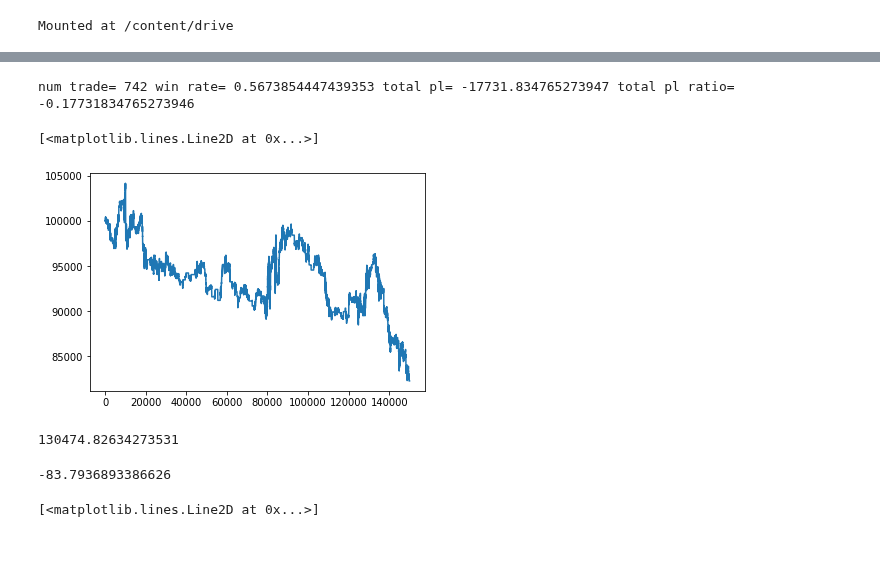
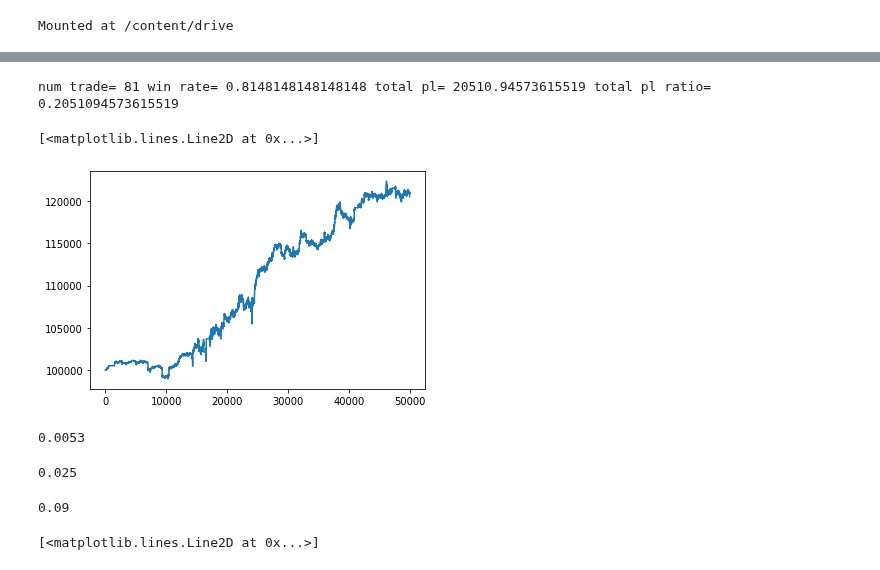
Before and after one commit to alunfes/1m-btc-data, a Jupyter notebook: LGBM_Vola_Rrgression.ipynb, the cells around one changed output, grey strips where cells are left out. Cells and saved outputs as stored; diff of their text form; code cells hidden in the pictures.

```diff
--- a/LGBM_Vola_Rrgression.ipynb
+++ b/LGBM_Vola_Rrgression.ipynb
@@ -144,7 +145,7 @@ class MarketData:
     def initialize(cls, from_ratio:float, end_ratio:float, terms_type:int, future_vola_term:int):
         cls.terms = []
         if terms_type==0:
-            cls.terms = [15, 25, 50, 100, 240] #min period should be 15 as some index use term / 3.0
+            cls.terms = [15, 25, 50, 100, 150, 200] #min period should be 15 as some index use term / 3.0
         elif terms_type==1:
             cls.terms = [15, 25, 50, 100, 150, 300, 400, 800, 1000, 1440]
         else:
@@ -950,6 +1056,7 @@ class LGBMDataGenerator:
         lgbm_data = pd.concat([lgbm_data, self.__generate_marketdata_index_df('plus_minus_di', MarketData.plus_minus_di)], axis=1)
         lgbm_data = pd.concat([lgbm_data, self.__generate_marketdata_index_df('ppo', MarketData.ppo)], axis=1)
         lgbm_data = pd.concat([lgbm_data, self.__generate_marketdata_index_df('ultosc', MarketData.ultosc)], axis=1)
+        '''
         lgbm_data = pd.concat([lgbm_data, pd.DataFrame({'CDL3INSIDE':MarketData.CDL3INSIDE})], axis=1)
         lgbm_data = pd.concat([lgbm_data, pd.DataFrame({'CDL2CROWS':MarketData.CDL2CROWS})], axis=1)
         lgbm_data = pd.concat([lgbm_data, pd.DataFrame({'CDLIDENTICAL3CROWS':MarketData.CDLIDENTICAL3CROWS})], axis=1)
@@ -966,6 +1073,7 @@ class LGBMDataGenerator:
         lgbm_data = pd.concat([lgbm_data, pd.DataFrame({'CDLHANGINGMAN':MarketData.CDLHANGINGMAN})], axis=1)
         lgbm_data = pd.concat([lgbm_data, pd.DataFrame({'CDLHARAMI':MarketData.CDLHARAMI})], axis=1)
         lgbm_data = pd.concat([lgbm_data, pd.DataFrame({'CDLHARAMICROSS':MarketData.CDLHARAMICROSS})], axis=1)
+        '''
         lgbm_data = pd.concat([lgbm_data, self.__generate_future_vola(list(MarketData.low_vola)[:], list(MarketData.high_vola)[:])], axis=1)
         lgbm_data = self.__remove_nan_data(lgbm_data)
         return lgbm_data
@@ -1259,0 +1354,27 @@ start_end_index
+# %%
+MarketData.initialize(0.0, 1.0, 0, 5)
+train_period = 500000
+opt_period = 50000
+test_period = 800000
+pre_test_end =  train_period + opt_period + 1
+ldg = LGBMDataGenerator()
+lgbm_df = ldg.generate_lgbm_data()
+lgbm = LGBM()
+train_x, train_y, valid_x, valid_y, opt_x, opt_y, test_x, test_y, start_end_index = ldg.convert_lgbm_data_specified_period(lgbm_df, train_period, opt_period, pre_test_end + 1, test_period)
+
+low_model = lgbm.load_model('low_model.dat')
+low_pred, low_ave_rmse = lgbm.prediction(low_model, test_x, pd.to_numeric(test_y['low_vola']))
+high_model = lgbm.load_model('high_model.dat')
+high_pred, high_ave_rmse = lgbm.prediction(high_model, test_x, pd.to_numeric(test_y['high_vola']))
+print('low rmse=', low_ave_rmse, ', high rmse=', high_ave_rmse)
+high_opt_pred, high_ave_rmse = lgbm.prediction(high_model, opt_x, pd.to_numeric(opt_y['high_vola']))
+low_opt_pred, high_ave_rmse = lgbm.prediction(low_model, opt_x, pd.to_numeric(opt_y['low_vola']))
+#low_high_width_kijun = 0.01
+pt = 0.1
+lc = 0.1
+opt_ow_high_width_kijun = optLowHighKijun(start_end_index['opt_start'], opt_x, low_opt_pred, high_opt_pred, pt, lc)
+pt, lc = optPTLCLowHighKijun(start_end_index['opt_start'], opt_x, low_opt_pred, high_opt_pred, opt_ow_high_width_kijun)
+sim = Sim()
+ac = sim.lgbm_vola_simple(start_end_index['test_start'], low_pred, high_pred, opt_ow_high_width_kijun, pt, lc)
+print('num trade=', ac.num_trade, 'win rate=', ac.win_rate, 'total pl=', ac.total_pl, 'total pl ratio=', ac.total_pl_ratio)
+plt.plot(ac.total_asset_log)
@@ -1260,24 +1397,30 @@ start_end_index
 # %%
-low_high_width_kijun = 0.007
-
-pt = 0.1
-lc = 0.01
+#low_high_width_kijun = 0.01
+#pt = 0.1
+#lc = 0.2
+exit_time = 100
 sim = Sim()
-ac = sim.lgbm_vola_simple(start_end_index['test_start'], low_pred, high_pred, low_high_width_kijun, pt, lc)
+#ac = sim.lgbm_vola_time_exit(start_end_index['test_start'], low_pred, high_pred, low_high_width_kijun, pt, lc, exit_time)
+#ac = sim.lgbm_vola_simple(start_end_index['test_start'], low_pred, high_pred, low_high_width_kijun, pt, lc)
+ac = sim.lgbm_vola_simple(start_end_index['opt_start'], low_opt_pred, high_opt_pred, opt_ow_high_width_kijun, pt, lc)
 print('num trade=', ac.num_trade, 'win rate=', ac.win_rate, 'total pl=', ac.total_pl, 'total pl ratio=', ac.total_pl_ratio)
 plt.plot(ac.total_asset_log)
 # %% [output]
-num trade= 742 win rate= 0.5673854447439353 total pl= -17731.834765273947 total pl ratio= -0.17731834765273946
+num trade= 81 win rate= 0.8148148148148148 total pl= 20510.94573615519 total pl ratio= 0.2051094573615519
 [<matplotlib.lines.Line2D at 0x...>]
-[figure, old version]
+[figure, new version]
-# %%
-ac.total_fee
-# %% [output]
-130474.82634273531
-# %%
-ac.unrealized_pl
-# %% [output]
--83.7936893386626
+# %%
+opt_ow_high_width_kijun
+# %% [output]
+0.0053
+# %%
+pt
+# %% [output]
+0.025
+# %%
+lc
+# %% [output]
+0.09
 # %%
 plt.plot(opt_y['low_vola'])
 # %% [output]
```
Also changed, not shown: parts of 16 cells of this notebook.
